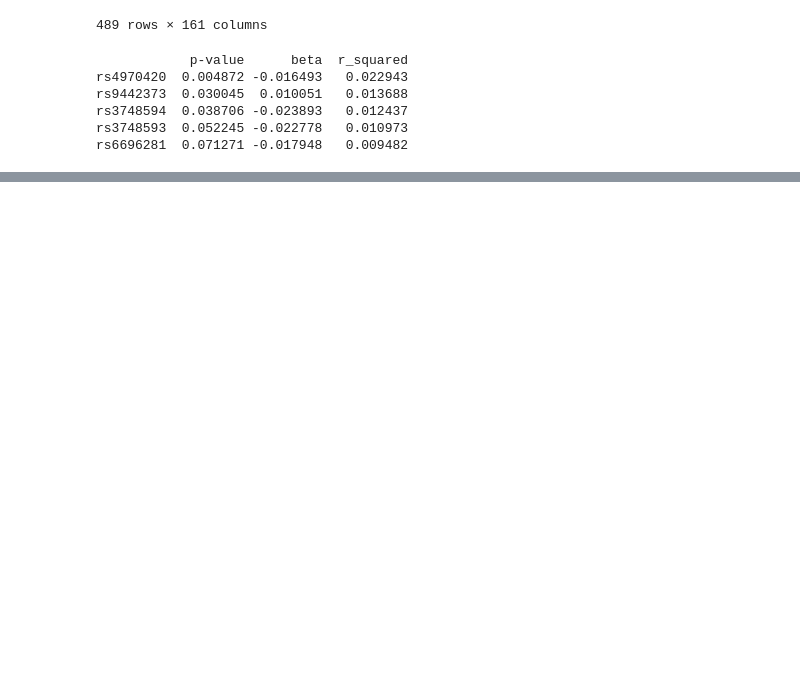
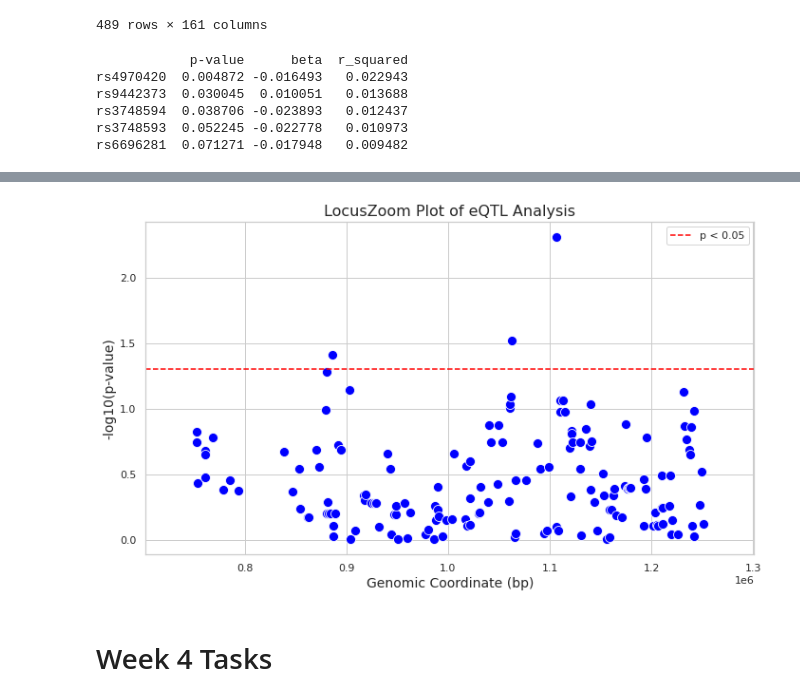
Before and after one commit to JasonHauk/DSC180A-Methodology-1, a Jupyter notebook: Test_code.ipynb, the cells around one changed output, grey strips where cells are left out. Drawn from its saved outputs; the diff is of its cells as text; code cells hidden in the pictures; blank space fills up the shorter version.

```diff
--- a/Test_code.ipynb
+++ b/Test_code.ipynb
@@ -319,0 +289,3 @@ ValueError: Could not interpret value `pos` for parameter `x`
+# %%
+results_df['neg_log10_p'] = -np.log10(results_df['p-value'])
+results_df1 = pd.merge(results_df, snps_in_window, left_index=True, right_on='snp')
@@ -319,0 +308,33 @@ ValueError: Could not interpret value `pos` for parameter `x`
+# %%
+import seaborn as sns
+import matplotlib.pyplot as plt
+
+# Set the aesthetics for the plot
+sns.set(style="whitegrid")
+
+# Create the plot
+plt.figure(figsize=(10, 6))
+sns.scatterplot(data=results_df1, x='pos', y='neg_log10_p', color='blue', s=100)
+
+# Adding labels and title
+plt.title('LocusZoom Plot of eQTL Analysis', fontsize=16)
+plt.xlabel('Genomic Coordinate (bp)', fontsize=14)
+plt.ylabel('-log10(p-value)', fontsize=14)
+
+# Adding a horizontal line for significance threshold (e.g., p < 0.05)
+significance_threshold = -np.log10(0.05)
+plt.axhline(y=significance_threshold, color='red', linestyle='--', label='p < 0.05')
+
+# Customize x-axis limits (optional)
+plt.xlim([results_df1['pos'].min() - 50000, results_df1['pos'].max() + 50000])
+
+# Add legend
+plt.legend()
+
+# Show the plot
+plt.tight_layout()
+plt.show()
+# %% [output]
+[figure, added]
+# %% [markdown]
+# Week 4 Tasks
```
Also changed, not shown: parts of 11 cells of this notebook, 6 other files.
